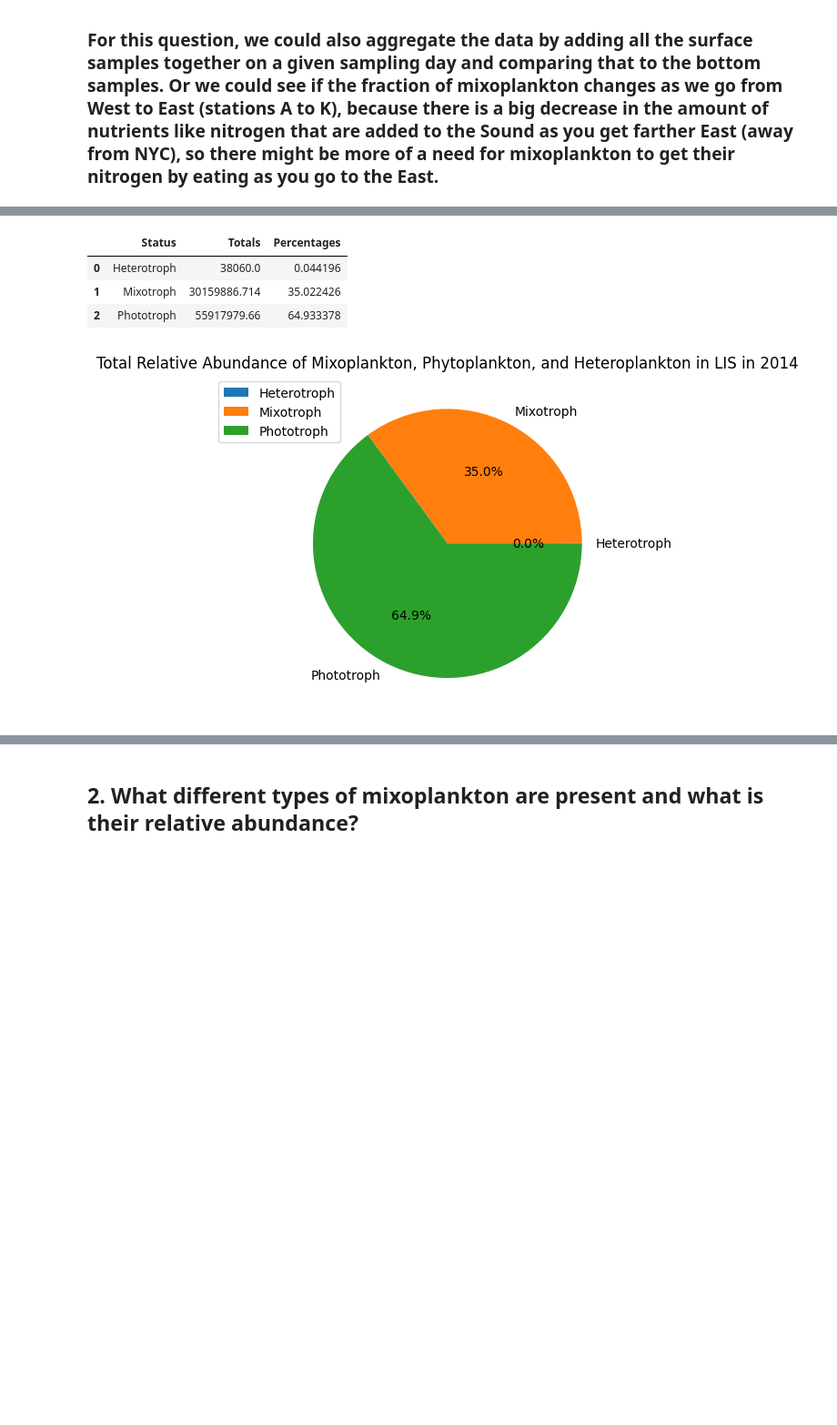
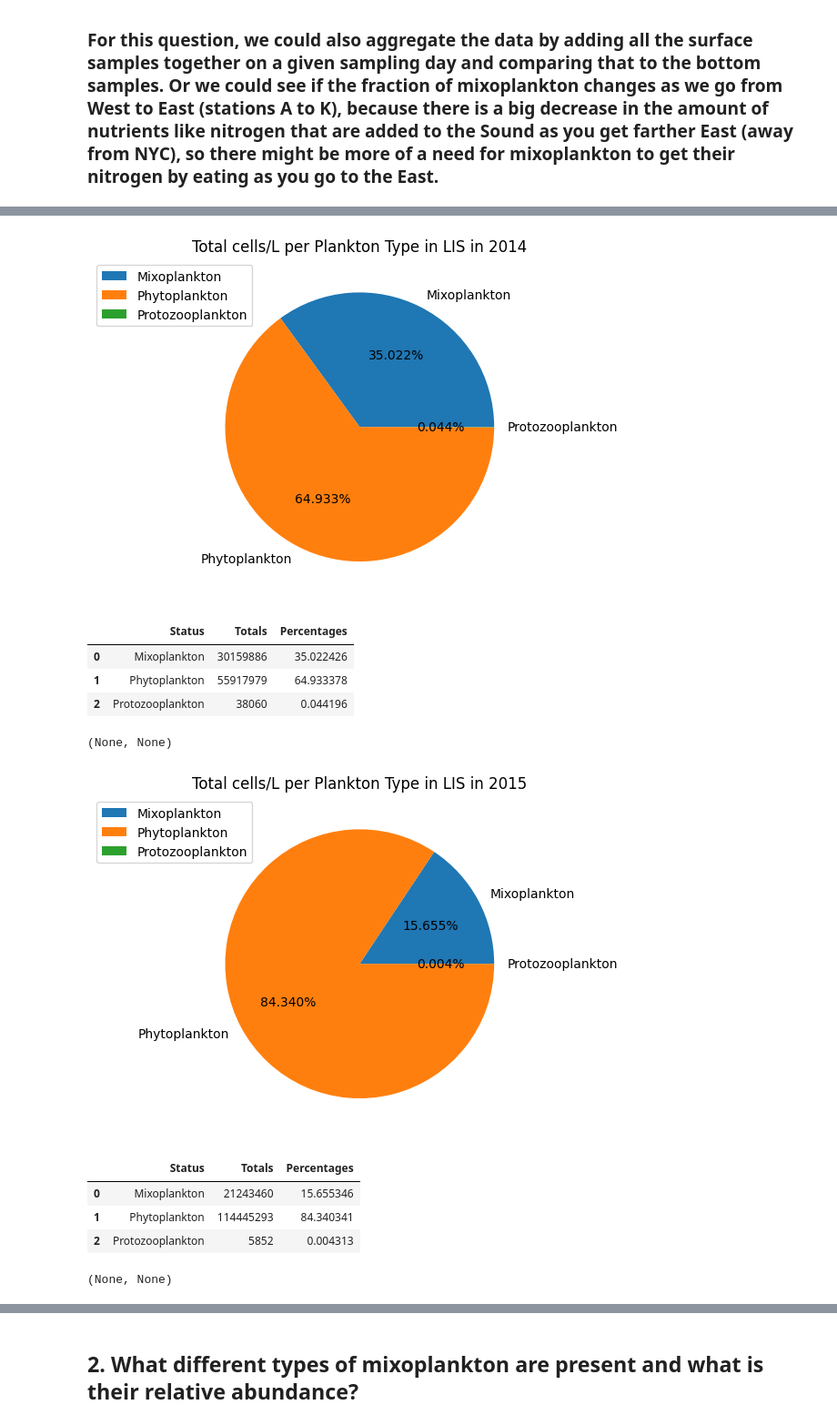
Before and after one commit to AMaher101/PlanktonClassifier, a Jupyter notebook: questions.ipynb, the cells around one changed output, grey strips where cells are left out. Shown at 91% size. Saved outputs shown, nothing was run; the diff lists cells and outputs as text; code cells hidden in the pictures; blank space fills up the shorter version.

Commit message:
Created pie charts and stacked bar charts for different questions pertaining to LIS plankton data for every year

```diff
--- a/questions.ipynb
+++ b/questions.ipynb
@@ -7,6 +14,8 @@ pd.set_option('display.max_columns', 500)
 
 from classifier import Classifier
 # %%
-csv_name = "2014-final.xlsx - Sheet1.csv"
+csv_name = "LIS_2019-Phytoplankton_Final Report Data.xlsx - 2019 LIS phytoplankton count.csv"
+
+year = re.search(r'\b(\d{4})\b', csv_name).group(1) if re.search(r'\b(\d{4})\b', csv_name) else 'Year not found'
 # %%
 classified = Classifier(csv_name)
@@ -22,21 +84,41 @@ def percentages(df, column):
 # %%
-# Clean Data
-lis = classified.all_classified
-lis.loc[lis['Genus']=='Protoperidinium', 'Status'] = 'Heterotroph'
-lis = lis.replace('No', 'Phototroph')
-lis = lis.replace('Yes', 'Mixotroph')
-counts = percentages(lis, 'Status')
-counts
+# Total cells/L per Plankton Trophic Strategy
+def trophic_strategy_for_total_pie():
+    # Get year
+    year = re.search(r'\b(\d{4})\b', csv_name).group(1) if re.search(r'\b(\d{4})\b', csv_name) else 'Year not found'
+
+    # Clean Data
+    df = classified.all_classified
+    df.loc[df['Genus']=='Protoperidinium', 'Status'] = 'Protozooplankton'
+    df = df.replace(['No', 'Yes'], ['Phytoplankton', 'Mixoplankton'])
+    df = df.replace('Yes', 'Mixoplankton')
+    counts = percentages(df, 'Status')
+
+    # Pie Chart
+    plt.title(f"Total cells/L per Plankton Type in LIS in {year}")
+    plt.pie(counts['Percentages'], labels=counts['Status'], autopct='%1.3f%%')
+    plt.legend(bbox_to_anchor=(.2, 1))
+
+    return plt.show(), display(counts)
-# %% [output]
-|  | Status | Totals | Percentages |
-| 0 | Heterotroph | 38060.0 | 0.044196 |
-| 1 | Mixotroph | 30159886.714 | 35.022426 |
-| 2 | Phototroph | 55917979.66 | 64.933378 |
 # %%
-# Plot Data
-plt.title("Total Relative Abundance of Mixoplankton, Phytoplankton, and Heteroplankton in LIS in 2014")
-plt.pie(counts['Percentages'], labels=counts['Status'], autopct='%1.1f%%')
-plt.legend(bbox_to_anchor=(.2, 1))
-plt.show()
+# Percentage of PLankton Trophic Strategy per Station
+csvs = sorted(os.listdir(f"{os.getcwd()}/inputs"))
+for csv_name in csvs:
+    # classify mixotrophs
+    classified = Classifier(csv_name)
+
+    # Get pie chart for each year
+    display(trophic_strategy_for_total_pie())
 # %% [output]
-[figure, old version]
+[figure, new version]
+|  | Status | Totals | Percentages |
+| 0 | Mixoplankton | 30159886 | 35.022426 |
+| 1 | Phytoplankton | 55917979 | 64.933378 |
+| 2 | Protozooplankton | 38060 | 0.044196 |
+(None, None)
+[figure, added]
+|  | Status | Totals | Percentages |
+| 0 | Mixoplankton | 21243460 | 15.655346 |
+| 1 | Phytoplankton | 114445293 | 84.340341 |
+| 2 | Protozooplankton | 5852 | 0.004313 |
+(None, None)
```
Also changed, not shown: parts of 17 cells of this notebook.
